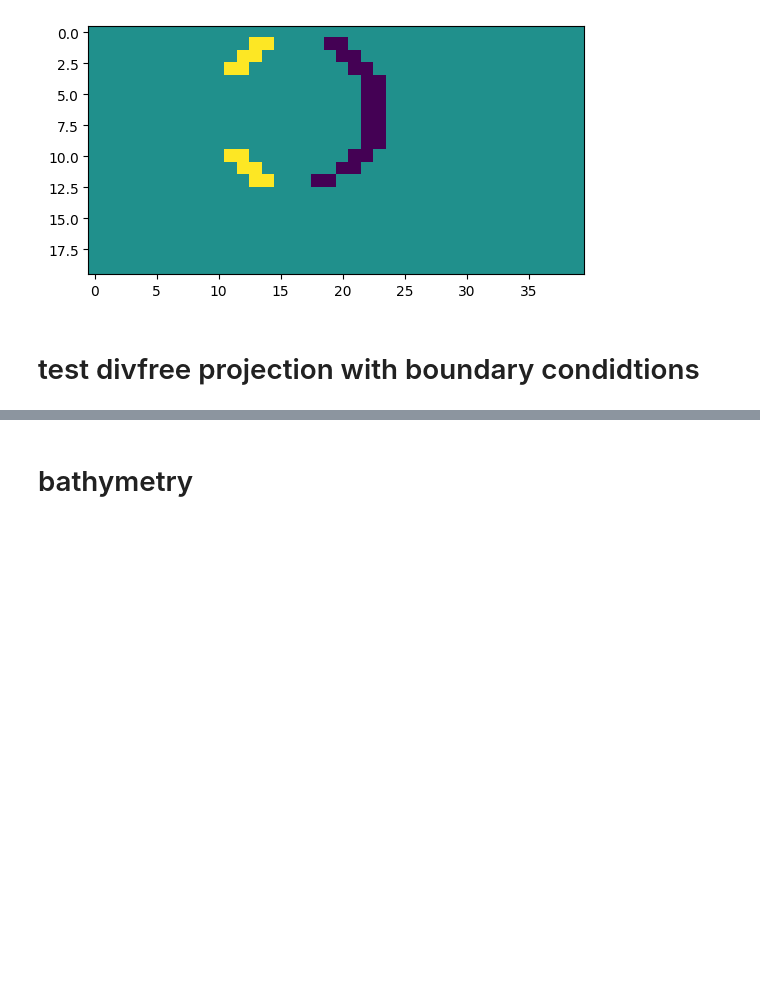
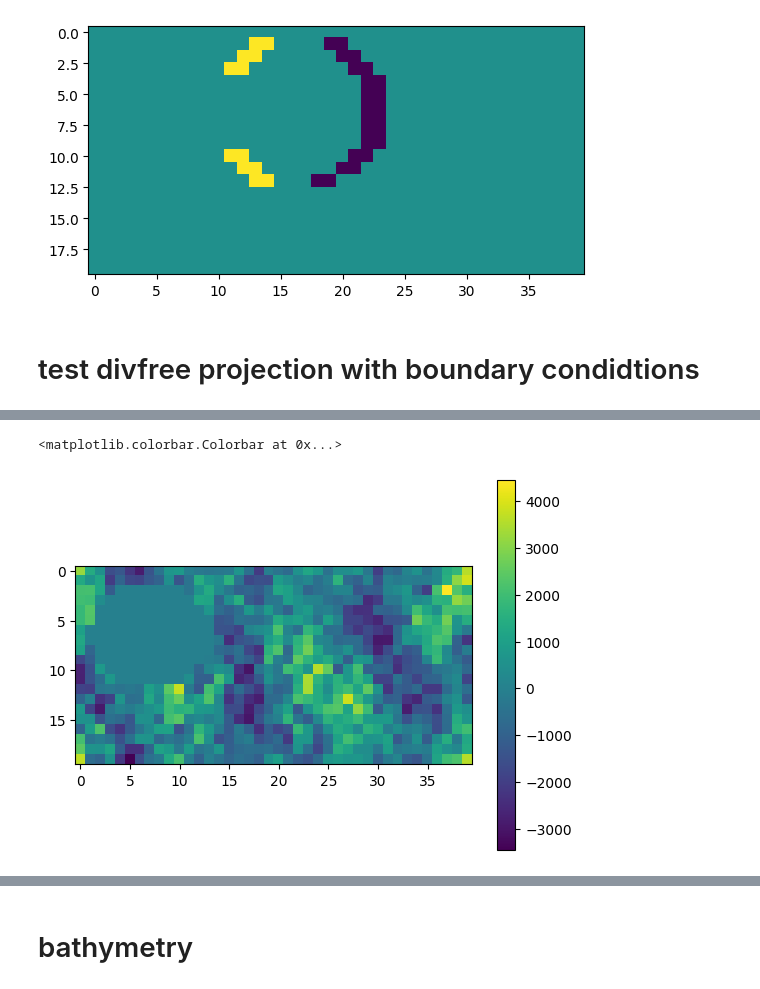
Before and after one commit to Stazi-101/THCsim, a Jupyter notebook: test_nb.ipynb, the cells around one changed output, grey strips where cells are left out. Cells and saved outputs as stored; diff of their text form; code cells hidden in the pictures; blank space fills up the shorter version.

```diff
--- a/test_nb.ipynb
+++ b/test_nb.ipynb
@@ -217,3 +214,9 @@ plt.colorbar()
+# %%
+plt.imshow(-ba.plambda(q1))
+plt.colorbar()
+# %% [output]
+<matplotlib.colorbar.Colorbar at 0x...>
+[figure, added]
 # %%
 plt.imshow(ba.divergence(v_f))
 plt.colorbar()
```
Also changed, not shown: parts of 7 cells of this notebook.
